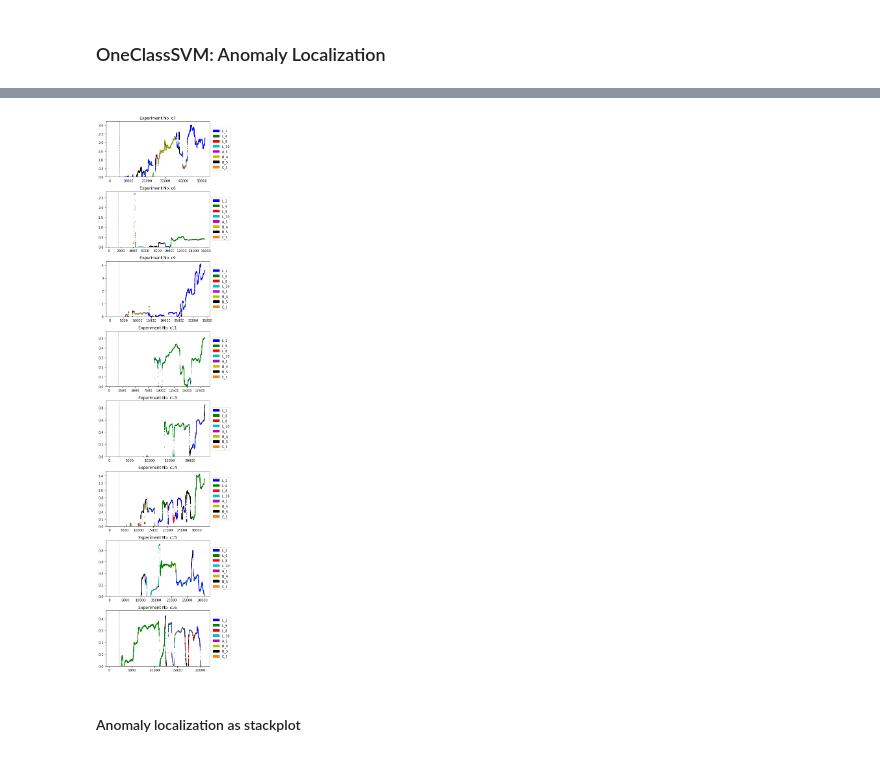
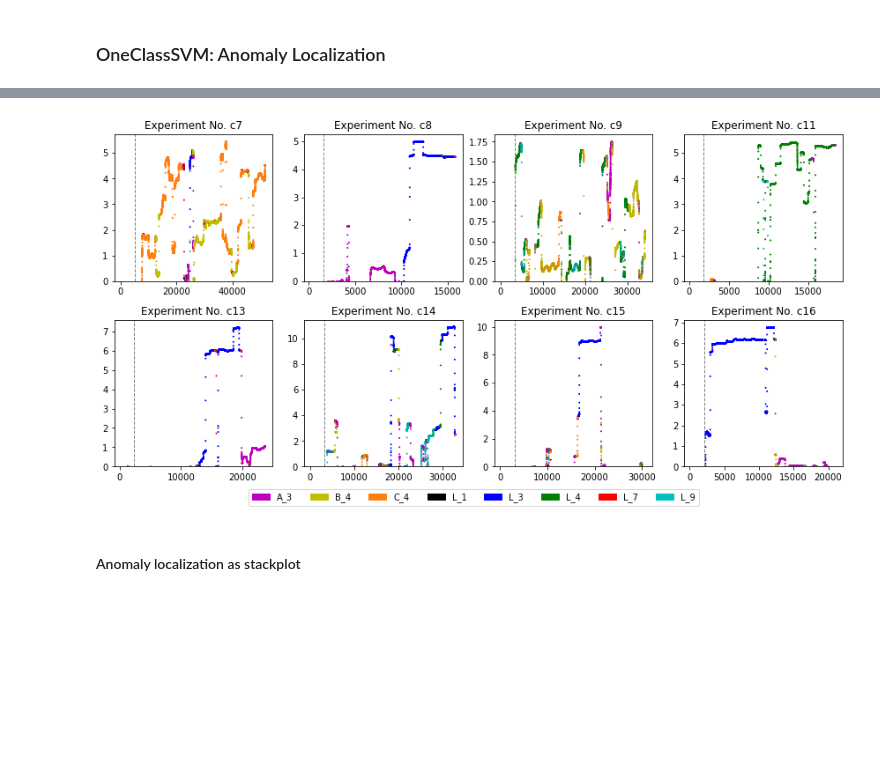
Before and after one commit to dglttr/dm_seminar_ws2020, a Jupyter notebook: notebooks/main.ipynb, the cells around one changed output, grey strips where cells are left out. Cells and saved outputs as stored; diff of their text form; code cells hidden in the pictures; blank space fills up the shorter version.

```diff
--- a/notebooks/main.ipynb
+++ b/notebooks/main.ipynb
@@ -307,0 +306,14 @@ plt.show()
+# %%
+%%time
+def set_others_na(l, value: str) -> list:
+    return [(el if el == value else np.NaN) for el in l]
+
+WINDOW = 300
+
+occurrences_som = [
+    [pd.Series(set_others_na(experiment, feature)).rolling(WINDOW).count() / WINDOW
+     for feature in COLORMAP.keys()
+    ] for experiment in som_anom_loc
+]
+
+print("Occurrences computed.")
@@ -356,41 +412,36 @@ Wall time: 1min 44s
 # %%
-legend_kwargs = {
-    "patches": [matplotlib.patches.Patch(color=value, label=key, edgecolor="b") for key, value in COLORMAP.items()],
-    "loc": "center right",
-    "bbox_to_anchor": (1.22, 0.5)
-}
+# Plot
+x_dim, y_dim = 2, 4
 
-"""
-plot_all_experiments(files.values(), experiment_names=list(files.keys()),
-                     test_train_split=TEST_TRAIN_SPLIT,
-                     savefig="C:/Users/Daniel/Desktop/SVM_final_anom_loc_noNorm.png",
-                     legend_kwargs=legend_kwargs)
-"""
-# Plot
-fig, ax = plt.subplots(8, 1)
-fig.set_size_inches(6, 24)
+fig, ax = plt.subplots(x_dim, y_dim)
+fig.set_size_inches(y_dim * 3, x_dim * 3)
 
 patches = [matplotlib.patches.Patch(color=value, label=key, edgecolor="b") for key, value in COLORMAP.items()]
 
 for i, dataset in enumerate(files.values()):
-    axis = ax[i]
+    row_idx = 0 if (i < y_dim) else 1
+    col_idx = i % y_dim
+
+    axis = ax[row_idx, col_idx]
     axis.scatter(x=rolling_medians[i].index, y=rolling_medians[i], c=colors_oc_svm_anom_loc[i], s=1)
     axis.set_title(f"Experiment No. {list(files.keys())[i]}")
 
     # Add test_train_split line
     test_train_split_index = int(len(dataset) * TEST_TRAIN_SPLIT)
     axis.axvline(x=test_train_split_index, color="grey", linestyle="--", linewidth=1)
 
-    # Add legend
-    axis.legend(handles=patches, loc="center right", bbox_to_anchor=(1.22, 0.5))
     axis.set_ylim(bottom=0.0)   # plot only outliers (decision_function <= 0 umgedreht durch -1 oben)
+
+# Add legend
+fig.legend(handles=patches, loc="lower center", ncol=len(files), bbox_to_anchor=(0.5, -0.05),
+           fancybox=True)
 
 plt.tight_layout()
 
-plt.savefig("C:/Users/Daniel/Desktop/SVM_final_anom_loc_noNorm.png")
+plt.savefig("C:/Users/Daniel/Desktop/SVM_anom_loc.png", dpi=500, bbox_inches="tight")
 plt.show()
 # %% [output]
-[figure, old version]
+[figure, new version]
 # %% [markdown]
 #### Anomaly localization as stackplot
 # %%
```
Also changed, not shown: parts of 16 cells of this notebook.
